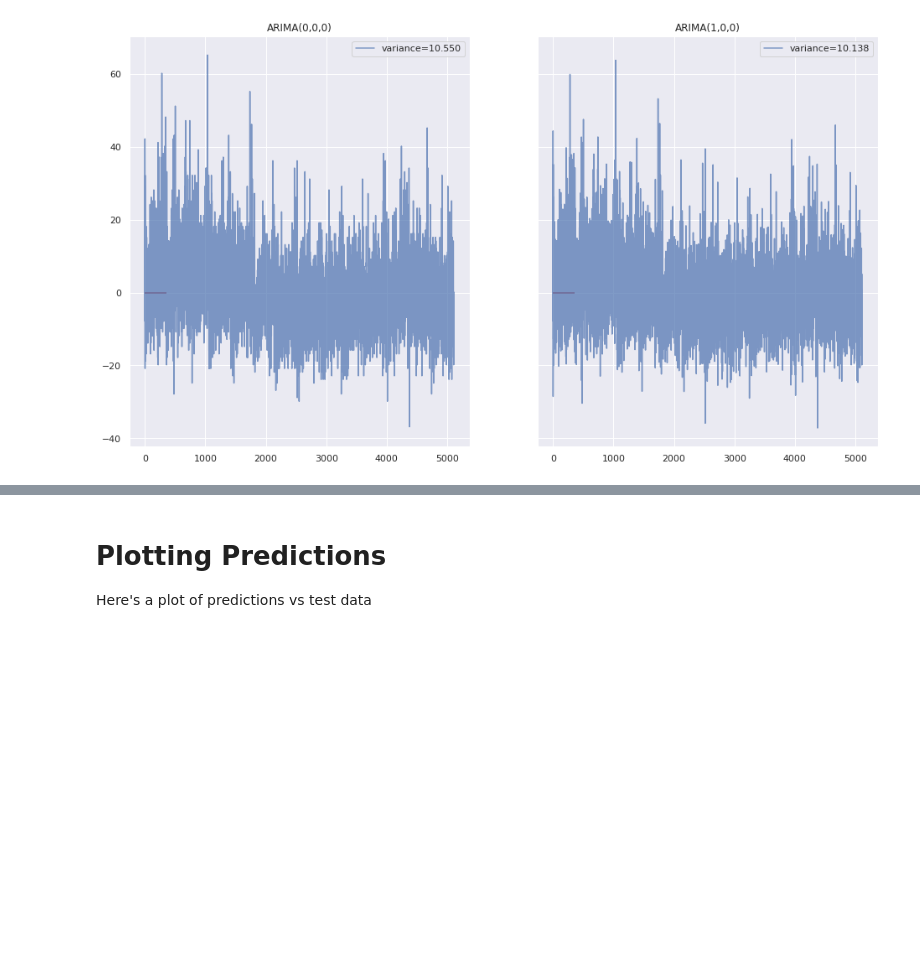
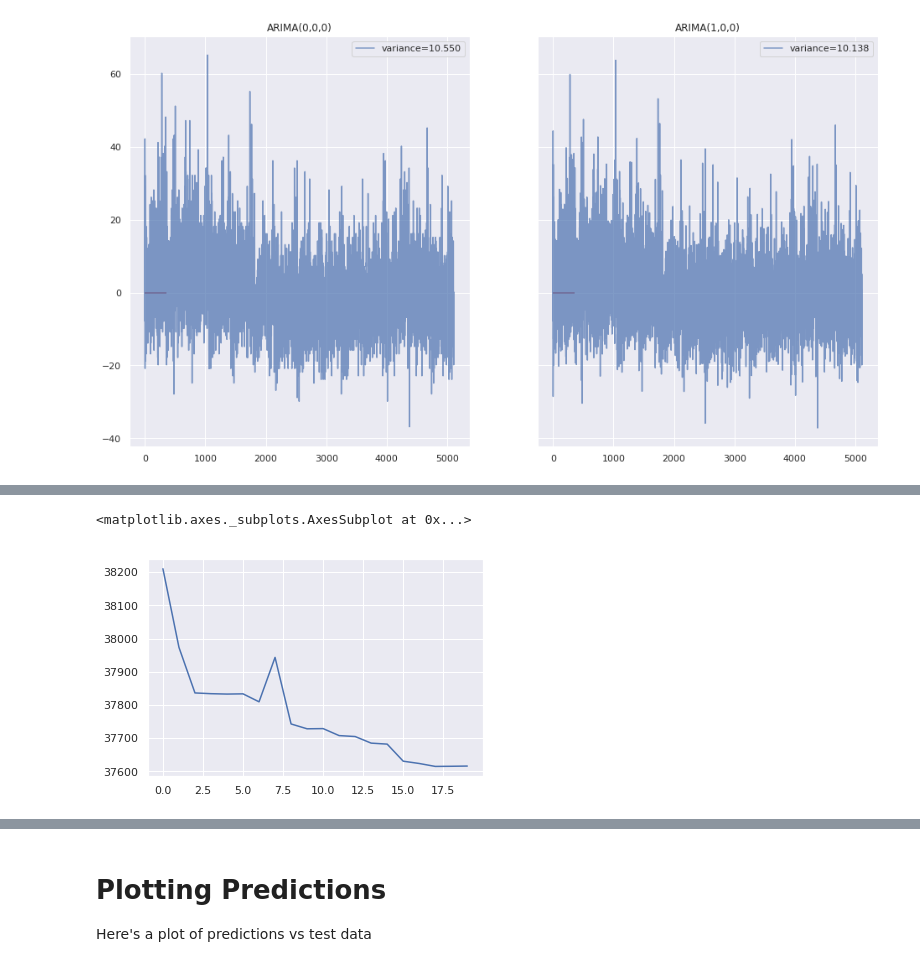
Before and after one commit to andrewmaurer/ml-techniques, a Jupyter notebook: Time Series Forecasting.ipynb, the cells around one changed output, grey strips where cells are left out. Cells and saved outputs as stored; diff of their text form; code cells hidden in the pictures; blank space fills up the shorter version.

```diff
--- a/Time Series Forecasting.ipynb
+++ b/Time Series Forecasting.ipynb
@@ -390,0 +390,8 @@ ax[1].legend();
+# %%
+aics = []
+
+for ma in range(20):
+    model = ARIMA(train_data, (1,0,ma), freq ='D')
+    model = model.fit()
+    print(ma, ": ", model.aic)
+    aics.append(model.aic)
@@ -391,3 +420,8 @@ ax[1].legend();
+# %%
+sns.lineplot(range(20), aics)
+# %% [output]
+<matplotlib.axes._subplots.AxesSubplot at 0x...>
+[figure, added]
 # %%
 model = ARIMA(train_data, (1,0,0), freq='D')
 res_100 = model.fit()
```
Also changed, not shown: parts of 16 cells of this notebook.
